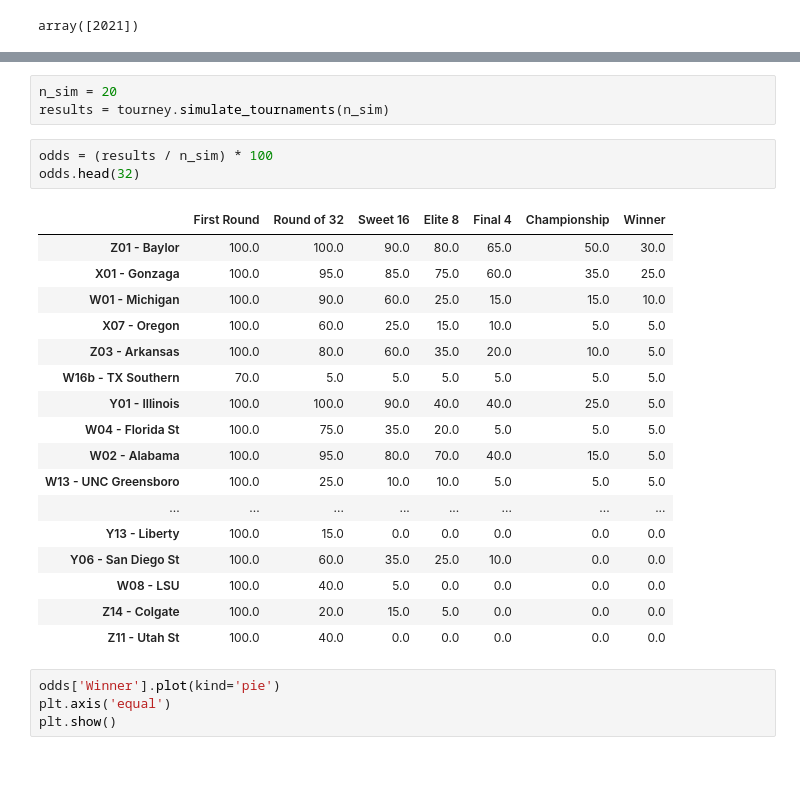
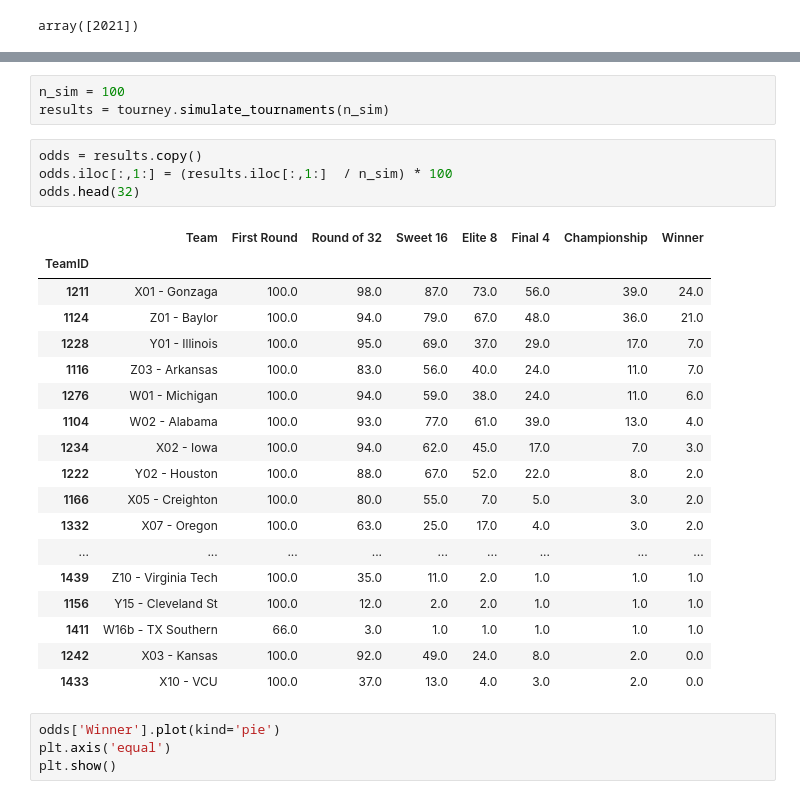
Before and after one commit to armstrys/NCAA_BracketBuilder, a Jupyter notebook: simple_simulation.ipynb, the cells around one changed output, grey strips where cells are left out. Drawn from its saved outputs; the diff is of its cells as text; blank space fills up the shorter version.

Commit message:
adding team id for analysis

```diff
--- a/simple_simulation.ipynb
+++ b/simple_simulation.ipynb
@@ -59,27 +61,29 @@ tourney.summary_to_df()
 # %%
-n_sim = 20
+n_sim = 100
 results = tourney.simulate_tournaments(n_sim)
 # %%
-odds = (results / n_sim) * 100
+odds = results.copy()
+odds.iloc[:,1:] = (results.iloc[:,1:]  / n_sim) * 100
 odds.head(32)
 # %% [output]
-|  | First Round | Round of 32 | Sweet 16 | Elite 8 | Final 4 | Championship | Winner |
-| Z01 - Baylor | 100.0 | 100.0 | 90.0 | 80.0 | 65.0 | 50.0 | 30.0 |
-| X01 - Gonzaga | 100.0 | 95.0 | 85.0 | 75.0 | 60.0 | 35.0 | 25.0 |
-| W01 - Michigan | 100.0 | 90.0 | 60.0 | 25.0 | 15.0 | 15.0 | 10.0 |
-| X07 - Oregon | 100.0 | 60.0 | 25.0 | 15.0 | 10.0 | 5.0 | 5.0 |
-| Z03 - Arkansas | 100.0 | 80.0 | 60.0 | 35.0 | 20.0 | 10.0 | 5.0 |
-| W16b - TX Southern | 70.0 | 5.0 | 5.0 | 5.0 | 5.0 | 5.0 | 5.0 |
-| Y01 - Illinois | 100.0 | 100.0 | 90.0 | 40.0 | 40.0 | 25.0 | 5.0 |
-| W04 - Florida St | 100.0 | 75.0 | 35.0 | 20.0 | 5.0 | 5.0 | 5.0 |
-| W02 - Alabama | 100.0 | 95.0 | 80.0 | 70.0 | 40.0 | 15.0 | 5.0 |
-| W13 - UNC Greensboro | 100.0 | 25.0 | 10.0 | 10.0 | 5.0 | 5.0 | 5.0 |
-| ... | ... | ... | ... | ... | ... | ... | ... |
-| Y13 - Liberty | 100.0 | 15.0 | 0.0 | 0.0 | 0.0 | 0.0 | 0.0 |
-| Y06 - San Diego St | 100.0 | 60.0 | 35.0 | 25.0 | 10.0 | 0.0 | 0.0 |
-| W08 - LSU | 100.0 | 40.0 | 5.0 | 0.0 | 0.0 | 0.0 | 0.0 |
-| Z14 - Colgate | 100.0 | 20.0 | 15.0 | 5.0 | 0.0 | 0.0 | 0.0 |
-| Z11 - Utah St | 100.0 | 40.0 | 0.0 | 0.0 | 0.0 | 0.0 | 0.0 |
+|  | Team | First Round | Round of 32 | Sweet 16 | Elite 8 | Final 4 | Championship | Winner |
+| TeamID |  |  |  |  |  |  |  |  |
+| 1211 | X01 - Gonzaga | 100.0 | 98.0 | 87.0 | 73.0 | 56.0 | 39.0 | 24.0 |
+| 1124 | Z01 - Baylor | 100.0 | 94.0 | 79.0 | 67.0 | 48.0 | 36.0 | 21.0 |
+| 1228 | Y01 - Illinois | 100.0 | 95.0 | 69.0 | 37.0 | 29.0 | 17.0 | 7.0 |
+| 1116 | Z03 - Arkansas | 100.0 | 83.0 | 56.0 | 40.0 | 24.0 | 11.0 | 7.0 |
+| 1276 | W01 - Michigan | 100.0 | 94.0 | 59.0 | 38.0 | 24.0 | 11.0 | 6.0 |
+| 1104 | W02 - Alabama | 100.0 | 93.0 | 77.0 | 61.0 | 39.0 | 13.0 | 4.0 |
+| 1234 | X02 - Iowa | 100.0 | 94.0 | 62.0 | 45.0 | 17.0 | 7.0 | 3.0 |
+| 1222 | Y02 - Houston | 100.0 | 88.0 | 67.0 | 52.0 | 22.0 | 8.0 | 2.0 |
+| 1166 | X05 - Creighton | 100.0 | 80.0 | 55.0 | 7.0 | 5.0 | 3.0 | 2.0 |
+| 1332 | X07 - Oregon | 100.0 | 63.0 | 25.0 | 17.0 | 4.0 | 3.0 | 2.0 |
+| ... | ... | ... | ... | ... | ... | ... | ... | ... |
+| 1439 | Z10 - Virginia Tech | 100.0 | 35.0 | 11.0 | 2.0 | 1.0 | 1.0 | 1.0 |
+| 1156 | Y15 - Cleveland St | 100.0 | 12.0 | 2.0 | 2.0 | 1.0 | 1.0 | 1.0 |
+| 1411 | W16b - TX Southern | 66.0 | 3.0 | 1.0 | 1.0 | 1.0 | 1.0 | 1.0 |
+| 1242 | X03 - Kansas | 100.0 | 92.0 | 49.0 | 24.0 | 8.0 | 2.0 | 0.0 |
+| 1433 | X10 - VCU | 100.0 | 37.0 | 13.0 | 4.0 | 3.0 | 2.0 | 0.0 |
 # %%
 odds['Winner'].plot(kind='pie')
 plt.axis('equal')
```
Also changed, not shown: parts of 2 cells of this notebook, 1 other file.
